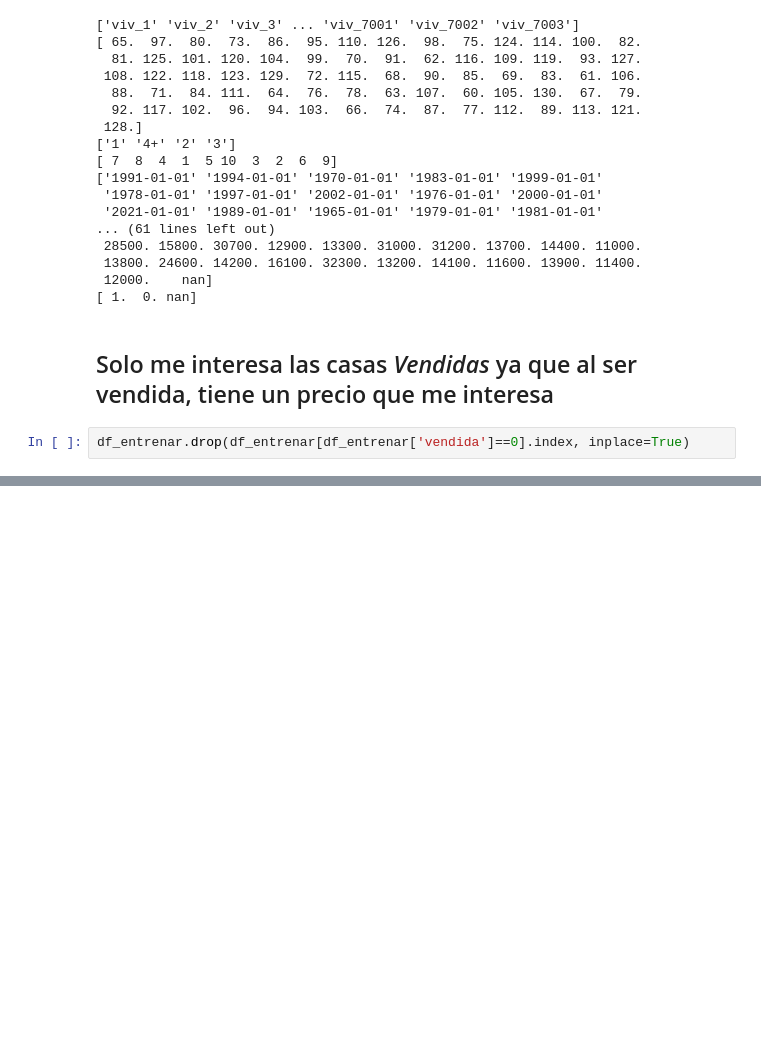
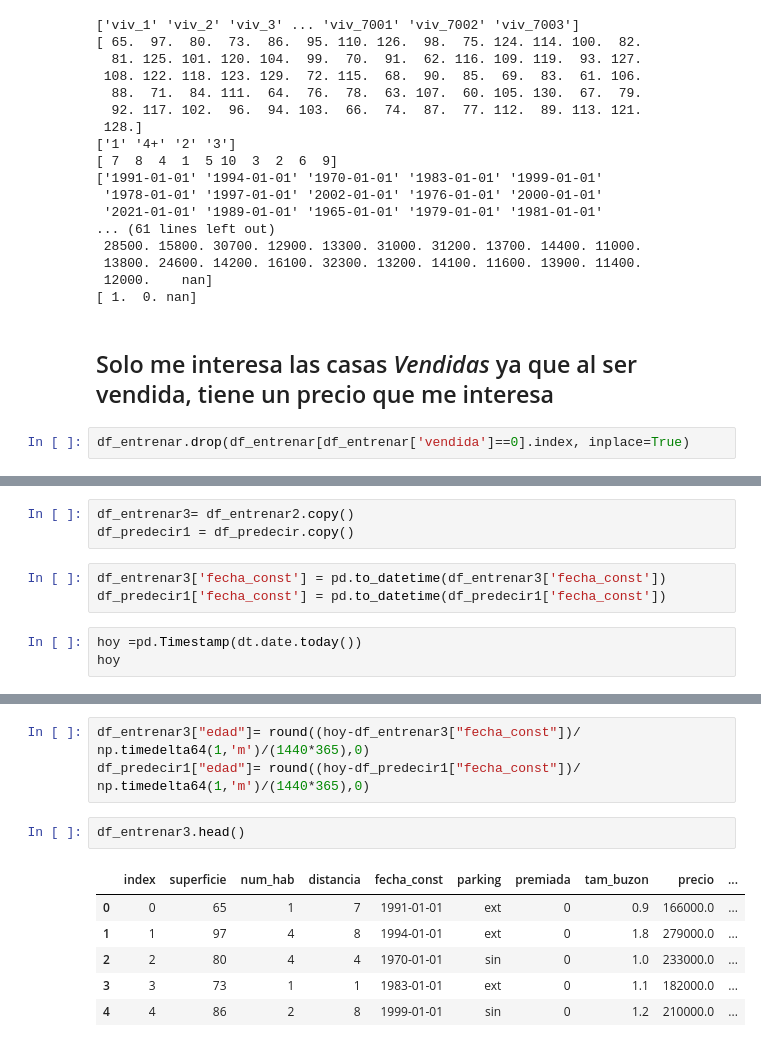
Before and after one commit to haroldavis/Clasification-model, a Jupyter notebook: price-house.ipynb, the cells around one changed output, grey strips where cells are left out. Saved outputs shown, nothing was run; the diff lists cells and outputs as text; blank space fills up the shorter version.

```diff
--- a/price-house.ipynb
+++ b/price-house.ipynb
@@ -147,0 +229,9 @@ df_predecir['parking']=df_predecir['parking'].fillna('sin')
+# %%
+df_entrenar3= df_entrenar2.copy()
+df_predecir1 = df_predecir.copy()
+# %%
+df_entrenar3['fecha_const'] = pd.to_datetime(df_entrenar3['fecha_const'])
+df_predecir1['fecha_const'] = pd.to_datetime(df_predecir1['fecha_const'])
+# %%
+hoy =pd.Timestamp(dt.date.today())
+hoy
@@ -147,0 +240,12 @@ df_predecir['parking']=df_predecir['parking'].fillna('sin')
+# %%
+df_entrenar3["edad"]= round((hoy-df_entrenar3["fecha_const"])/ np.timedelta64(1,'m')/(1440*365),0)
+df_predecir1["edad"]= round((hoy-df_predecir1["fecha_const"])/ np.timedelta64(1,'m')/(1440*365),0)
+# %%
+df_entrenar3.head()
+# %% [output]
+|  | index | superficie | num_hab | distancia | fecha_const | parking | premiada | tam_buzon | precio | ... |
+| 0 | 0 | 65 | 1 | 7 | 1991-01-01 | ext | 0 | 0.9 | 166000.0 | ... |
+| 1 | 1 | 97 | 4 | 8 | 1994-01-01 | ext | 0 | 1.8 | 279000.0 | ... |
+| 2 | 2 | 80 | 4 | 4 | 1970-01-01 | sin | 0 | 1.0 | 233000.0 | ... |
+| 3 | 3 | 73 | 1 | 1 | 1983-01-01 | ext | 0 | 1.1 | 182000.0 | ... |
+| 4 | 4 | 86 | 2 | 8 | 1999-01-01 | sin | 0 | 1.2 | 210000.0 | ... |
```
Also changed, not shown: parts of 23 cells of this notebook.
